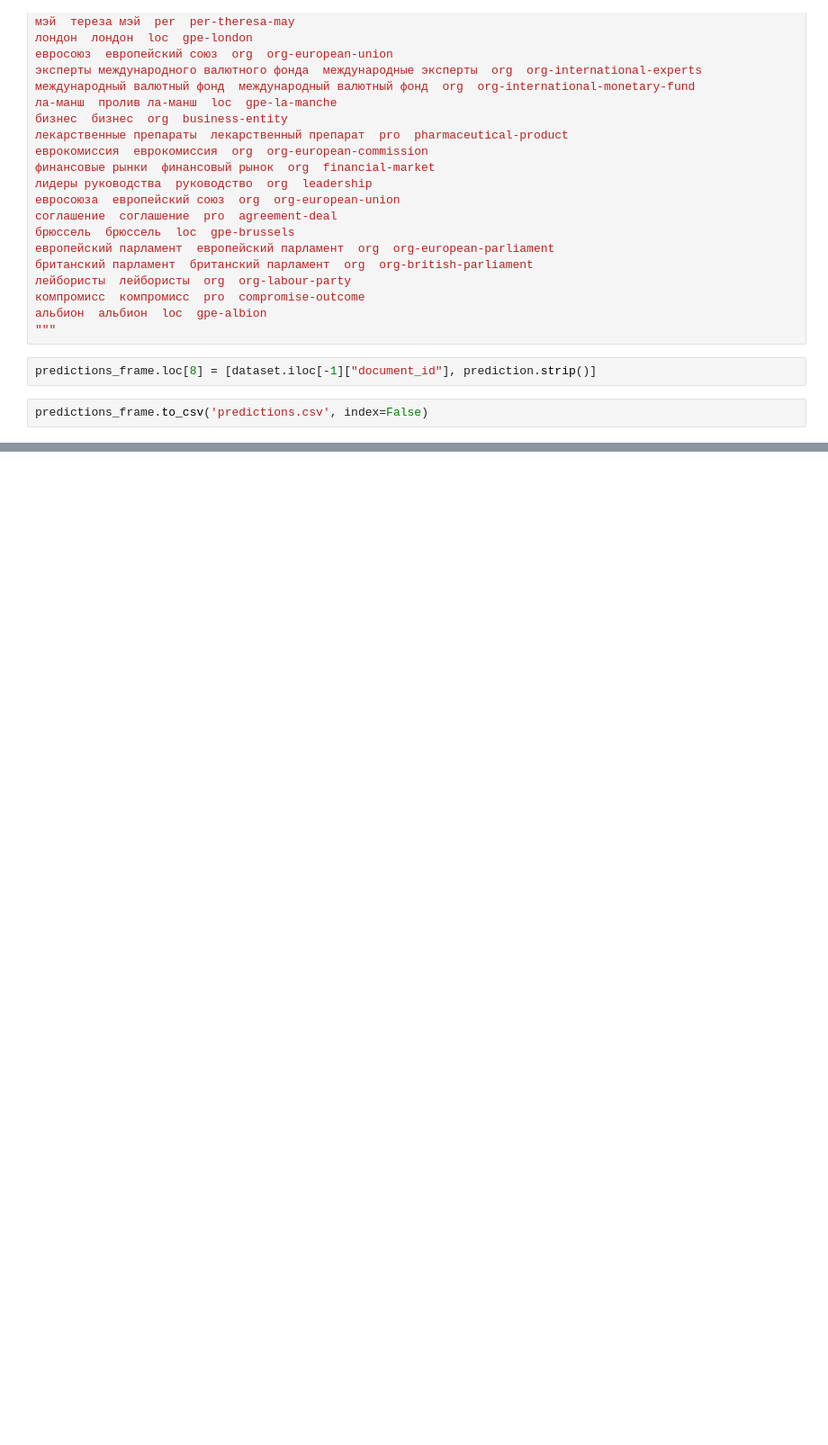
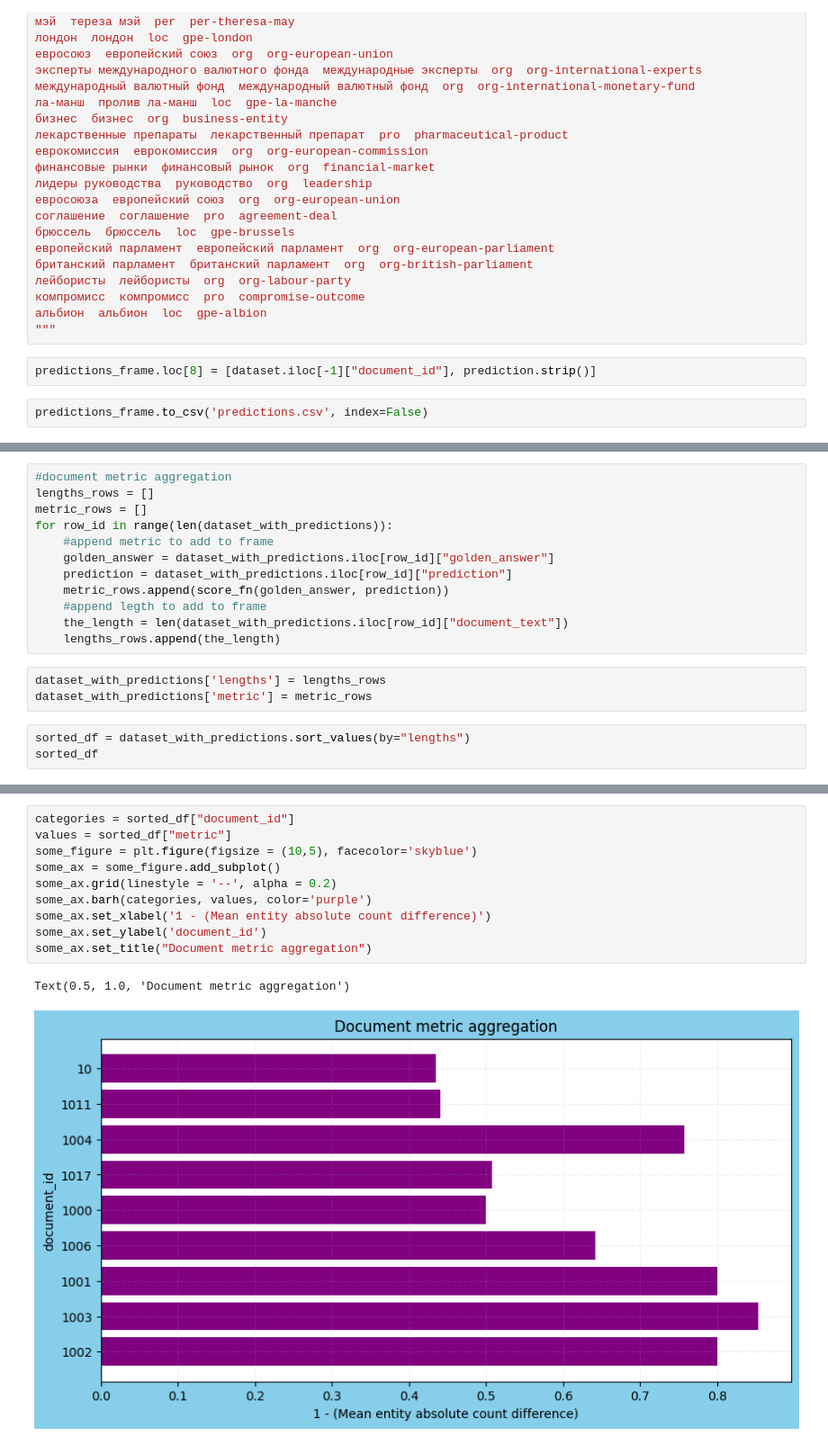
Before and after one commit to LuchianPeledutse/sber_assignment, a Jupyter notebook: Solution.ipynb, the cells around one changed output, grey strips where cells are left out. Shown: that part at 90% size. Cells and saved outputs as stored; diff of their text form; blank space fills up the shorter version.

```diff
--- a/Solution.ipynb
+++ b/Solution.ipynb
@@ -361,0 +463,18 @@ predictions_frame.to_csv('predictions.csv', index=False)
+# %%
+#document metric aggregation
+lengths_rows = []
+metric_rows = []
+for row_id in range(len(dataset_with_predictions)):
+    #append metric to add to frame
+    golden_answer = dataset_with_predictions.iloc[row_id]["golden_answer"]
+    prediction = dataset_with_predictions.iloc[row_id]["prediction"]
+    metric_rows.append(score_fn(golden_answer, prediction))
+    #append legth to add to frame
+    the_length = len(dataset_with_predictions.iloc[row_id]["document_text"])
+    lengths_rows.append(the_length)
+# %%
+dataset_with_predictions['lengths'] = lengths_rows
+dataset_with_predictions['metric'] = metric_rows
+# %%
+sorted_df = dataset_with_predictions.sort_values(by="lengths")
+sorted_df
@@ -361,0 +508,13 @@ predictions_frame.to_csv('predictions.csv', index=False)
+# %%
+categories = sorted_df["document_id"]
+values = sorted_df["metric"]
+some_figure = plt.figure(figsize = (10,5), facecolor='skyblue')
+some_ax = some_figure.add_subplot()
+some_ax.grid(linestyle = '--', alpha = 0.2)
+some_ax.barh(categories, values, color='purple')
+some_ax.set_xlabel('1 - (Mean entity absolute count difference)')
+some_ax.set_ylabel('document_id')
+some_ax.set_title("Document metric aggregation")
+# %% [output]
+Text(0.5, 1.0, 'Document metric aggregation')
+[figure, added]
```
Also changed, not shown: parts of 20 cells of this notebook.
